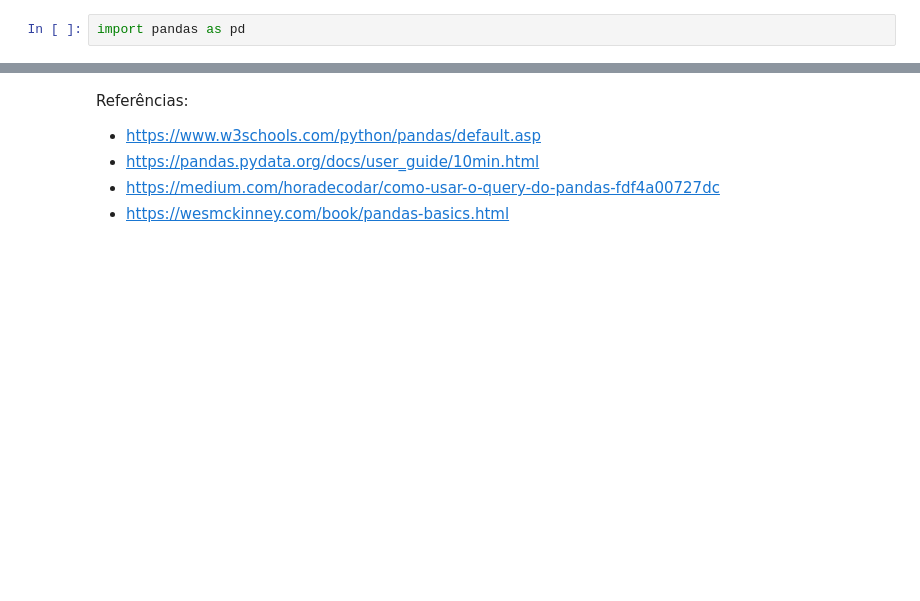
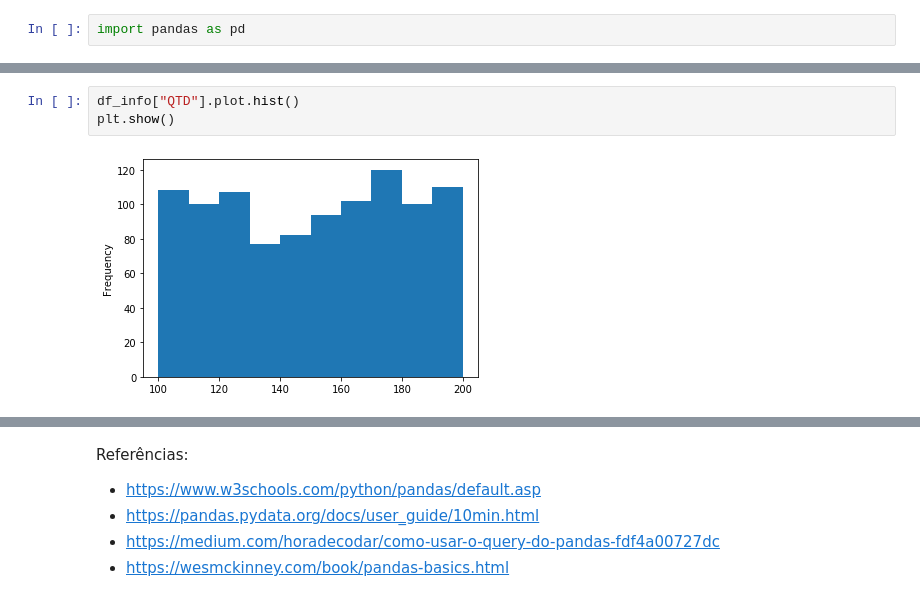
Before and after one commit to danielscarvalho/FESA-ADM-1, a Jupyter notebook: Data Frame - Pandas.ipynb, the cells around one changed output, grey strips where cells are left out. Saved outputs shown, nothing was run; the diff lists cells and outputs as text; blank space fills up the shorter version.

```diff
--- a/Data Frame - Pandas.ipynb
+++ b/Data Frame - Pandas.ipynb
@@ -52,0 +254,5 @@ df_info[df_info.QTD > 190]
+# %%
+df_info["QTD"].plot.hist()
+plt.show()
+# %% [output]
+[figure, added]
```
Also changed, not shown: parts of 28 cells of this notebook.
